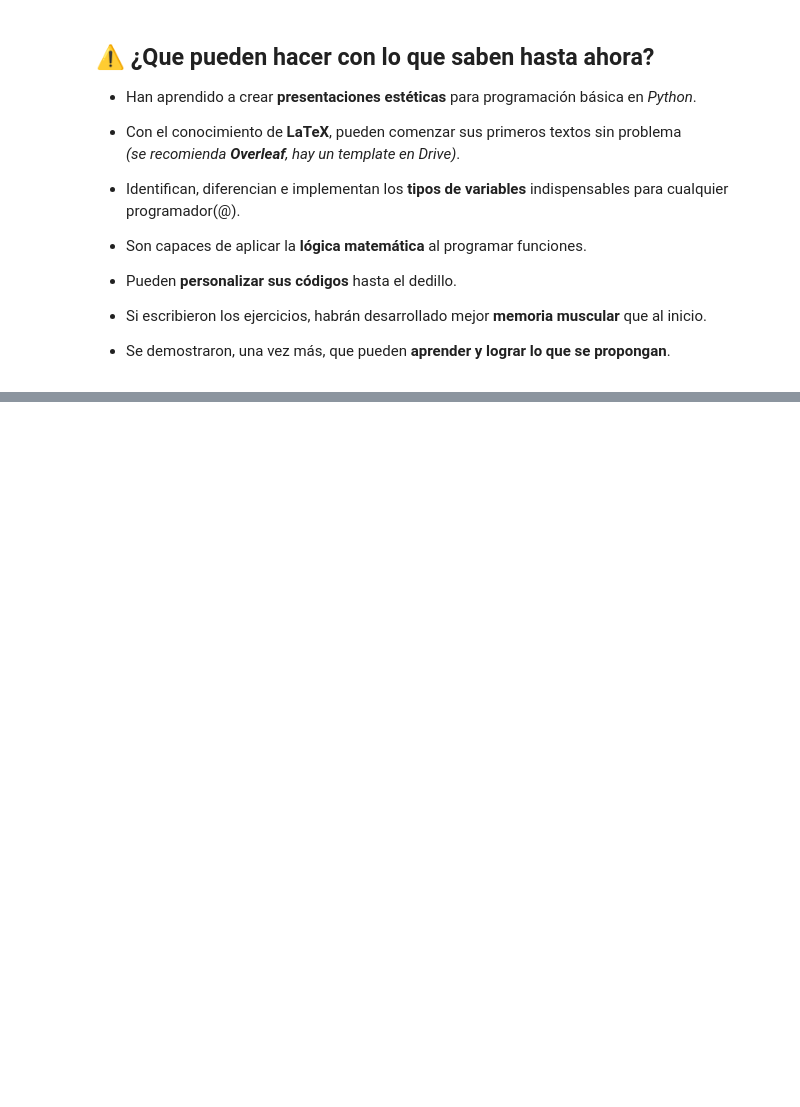
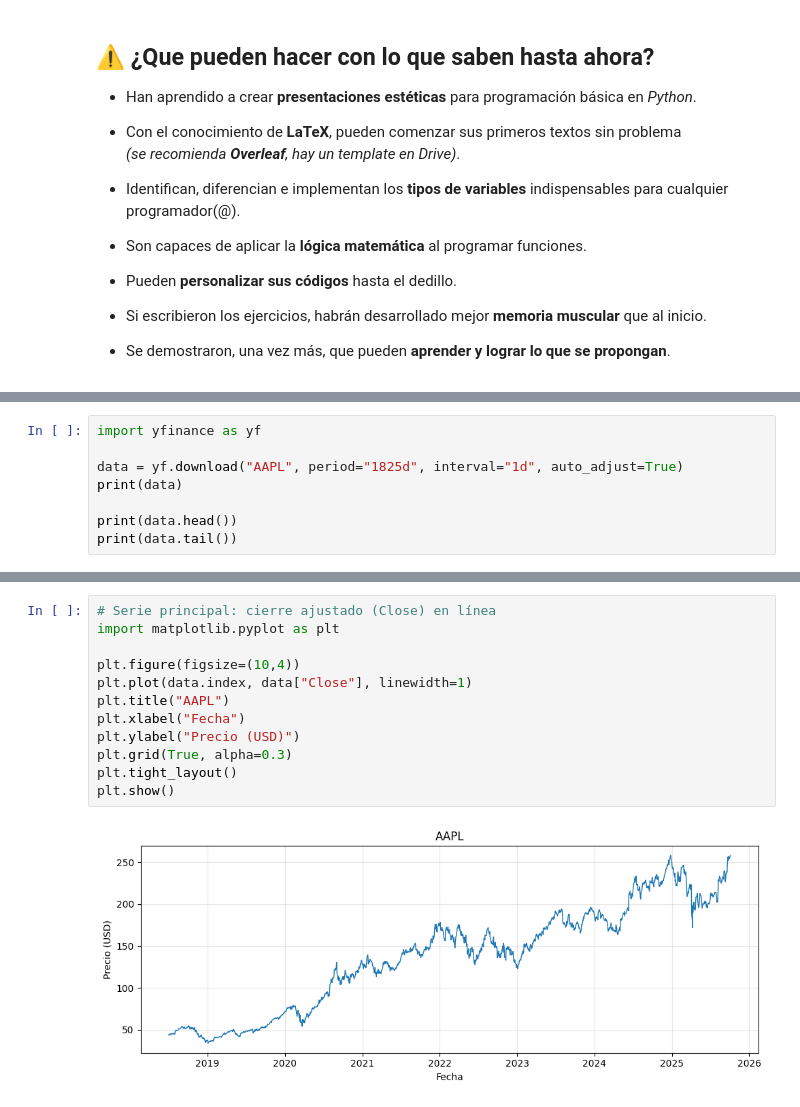
Before and after one commit to ecalderah/Statistics--B.A-Tools, a Jupyter notebook: Py_A1.ipynb, the cells around one changed output, grey strips where cells are left out. Saved outputs shown, nothing was run; the diff lists cells and outputs as text; blank space fills up the shorter version.

```diff
--- a/Py_A1.ipynb
+++ b/Py_A1.ipynb
@@ -612,0 +894,8 @@ while mood != "M" and mood != "T" and mood != "A" and mood != "I":
+# %%
+import yfinance as yf
+
+data = yf.download("AAPL", period="1825d", interval="1d", auto_adjust=True)
+print(data)
+
+print(data.head())
+print(data.tail())
@@ -612,0 +921,14 @@ while mood != "M" and mood != "T" and mood != "A" and mood != "I":
+# %%
+# Serie principal: cierre ajustado (Close) en línea
+import matplotlib.pyplot as plt
+
+plt.figure(figsize=(10,4))
+plt.plot(data.index, data["Close"], linewidth=1)
+plt.title("AAPL")
+plt.xlabel("Fecha")
+plt.ylabel("Precio (USD)")
+plt.grid(True, alpha=0.3)
+plt.tight_layout()
+plt.show()
+# %% [output]
+[figure, added]
```
Also changed, not shown: parts of 56 cells of this notebook.
